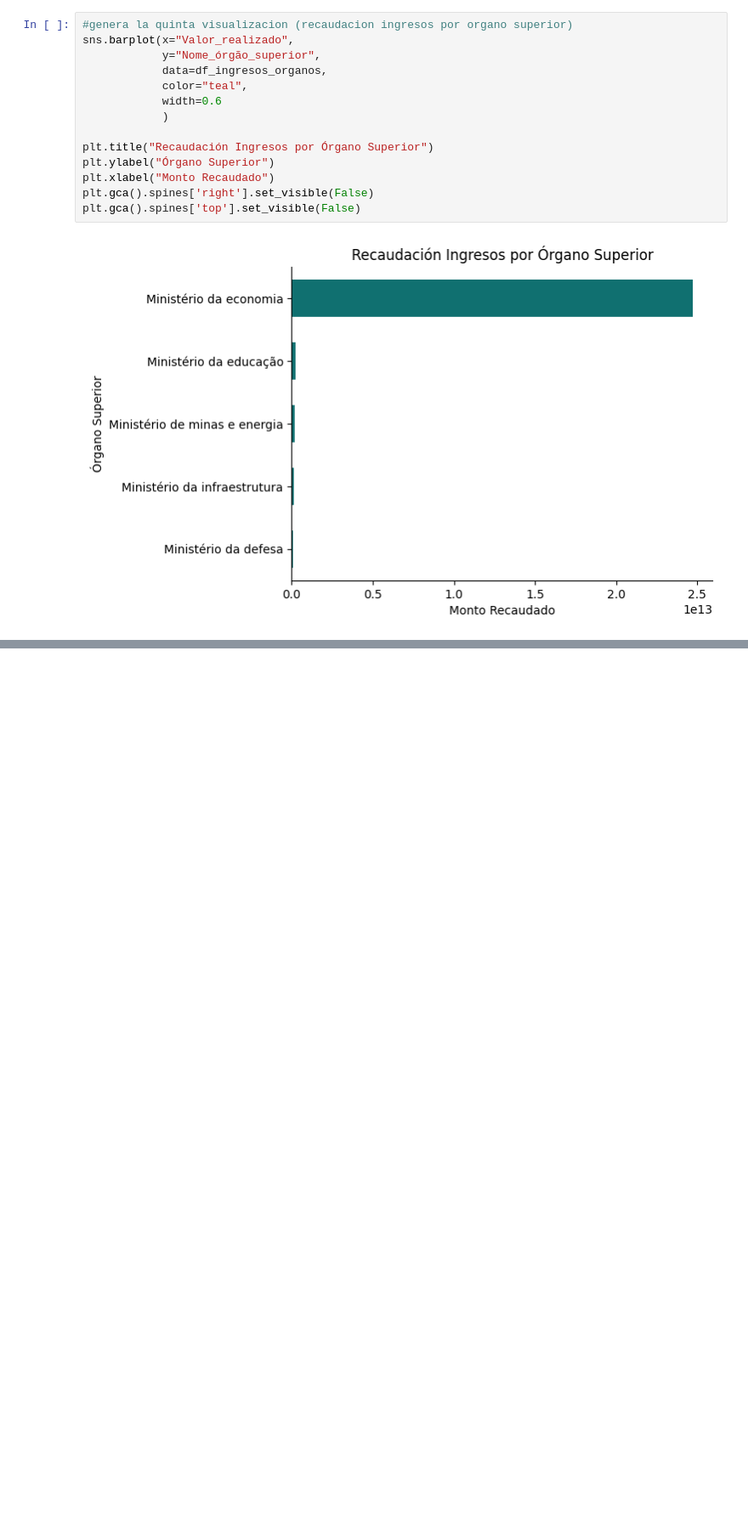
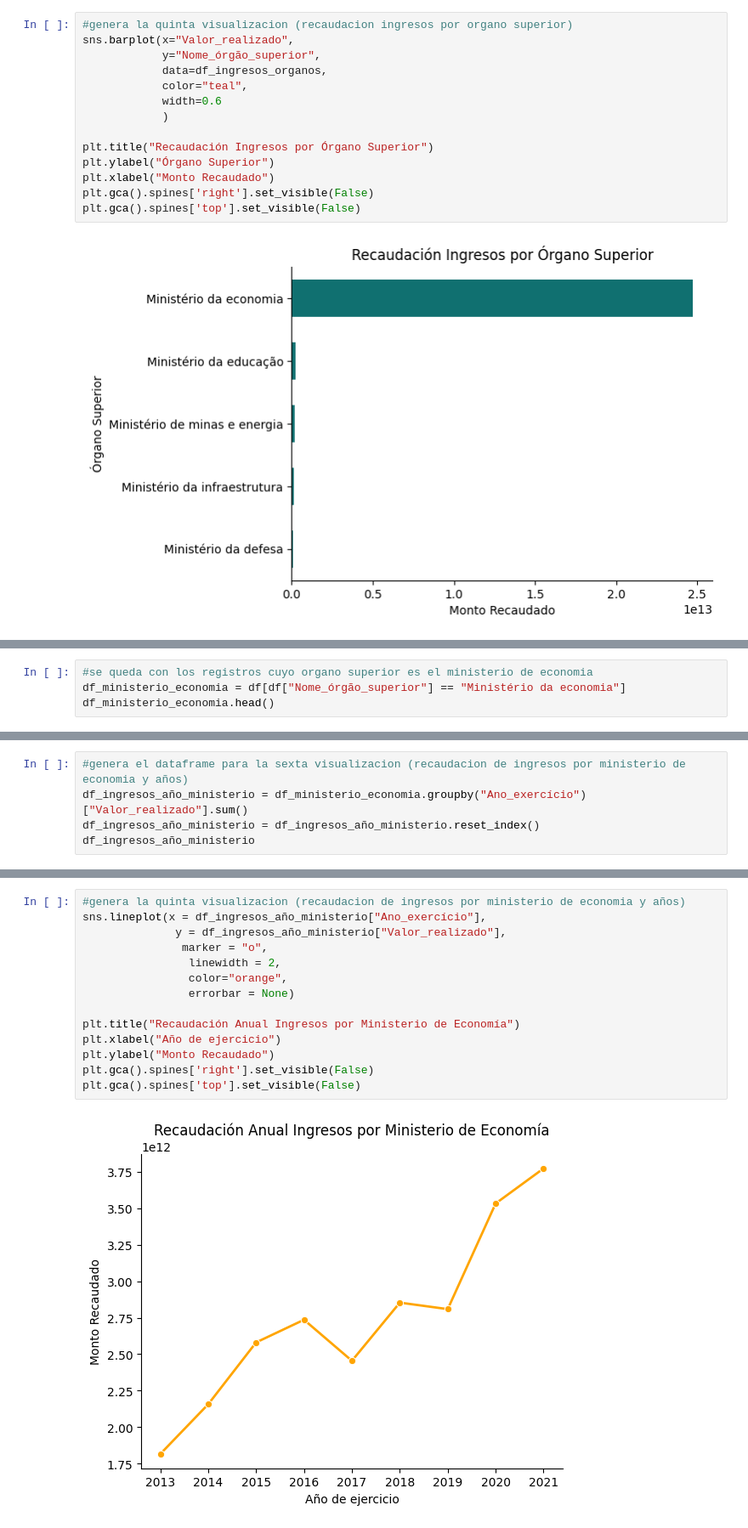
Before and after one commit to raquelscv/Proyecto2-AnalisisPandas, a Jupyter notebook: Analisis_Ingresos_Brasil.ipynb, the cells around one changed output, grey strips where cells are left out. Shown at 85% size. Cells and saved outputs as stored; diff of their text form; blank space fills up the shorter version.

Commit message:
Termino con las visualizaciones de ingresos recaudados

```diff
--- a/Analisis_Ingresos_Brasil.ipynb
+++ b/Analisis_Ingresos_Brasil.ipynb
@@ -325,0 +330,4 @@ plt.gca().spines['top'].set_visible(False)
+# %%
+#se queda con los registros cuyo organo superior es el ministerio de economia
+df_ministerio_economia = df[df["Nome_órgão_superior"] == "Ministério da economia"]
+df_ministerio_economia.head()
@@ -325,0 +341,5 @@ plt.gca().spines['top'].set_visible(False)
+# %%
+#genera el dataframe para la sexta visualizacion (recaudacion de ingresos por ministerio de economia y años)
+df_ingresos_año_ministerio = df_ministerio_economia.groupby("Ano_exercício")["Valor_realizado"].sum()
+df_ingresos_año_ministerio = df_ingresos_año_ministerio.reset_index()
+df_ingresos_año_ministerio
@@ -325,0 +357,16 @@ plt.gca().spines['top'].set_visible(False)
+# %%
+#genera la quinta visualizacion (recaudacion de ingresos por ministerio de economia y años)
+sns.lineplot(x = df_ingresos_año_ministerio["Ano_exercício"],
+              y = df_ingresos_año_ministerio["Valor_realizado"],
+               marker = "o",
+                linewidth = 2,
+                color="orange",
+                errorbar = None)
+
+plt.title("Recaudación Anual Ingresos por Ministerio de Economía")
+plt.xlabel("Año de ejercicio")
+plt.ylabel("Monto Recaudado")
+plt.gca().spines['right'].set_visible(False)
+plt.gca().spines['top'].set_visible(False)
+# %% [output]
+[figure, added]
```
Also changed, not shown: parts of 10 cells of this notebook.
